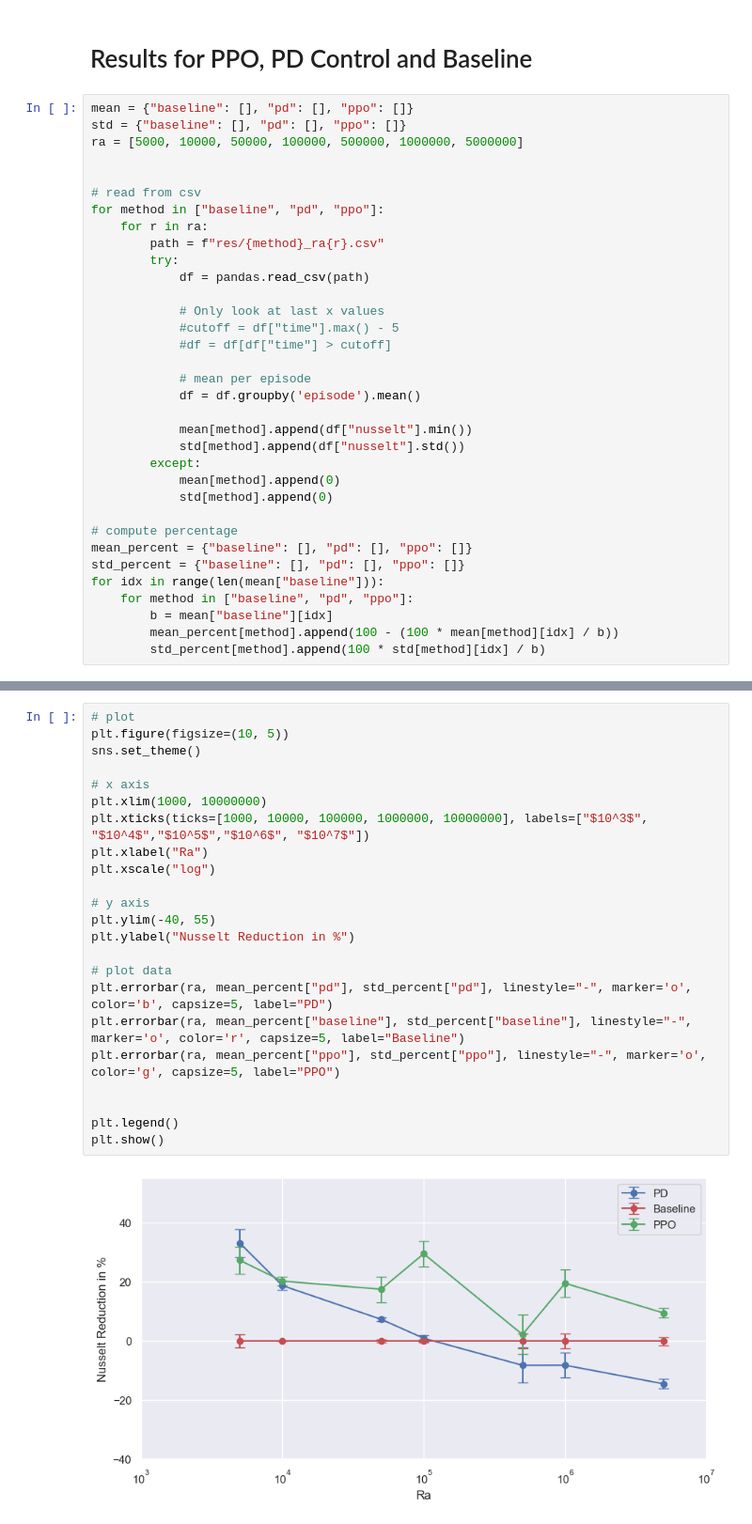
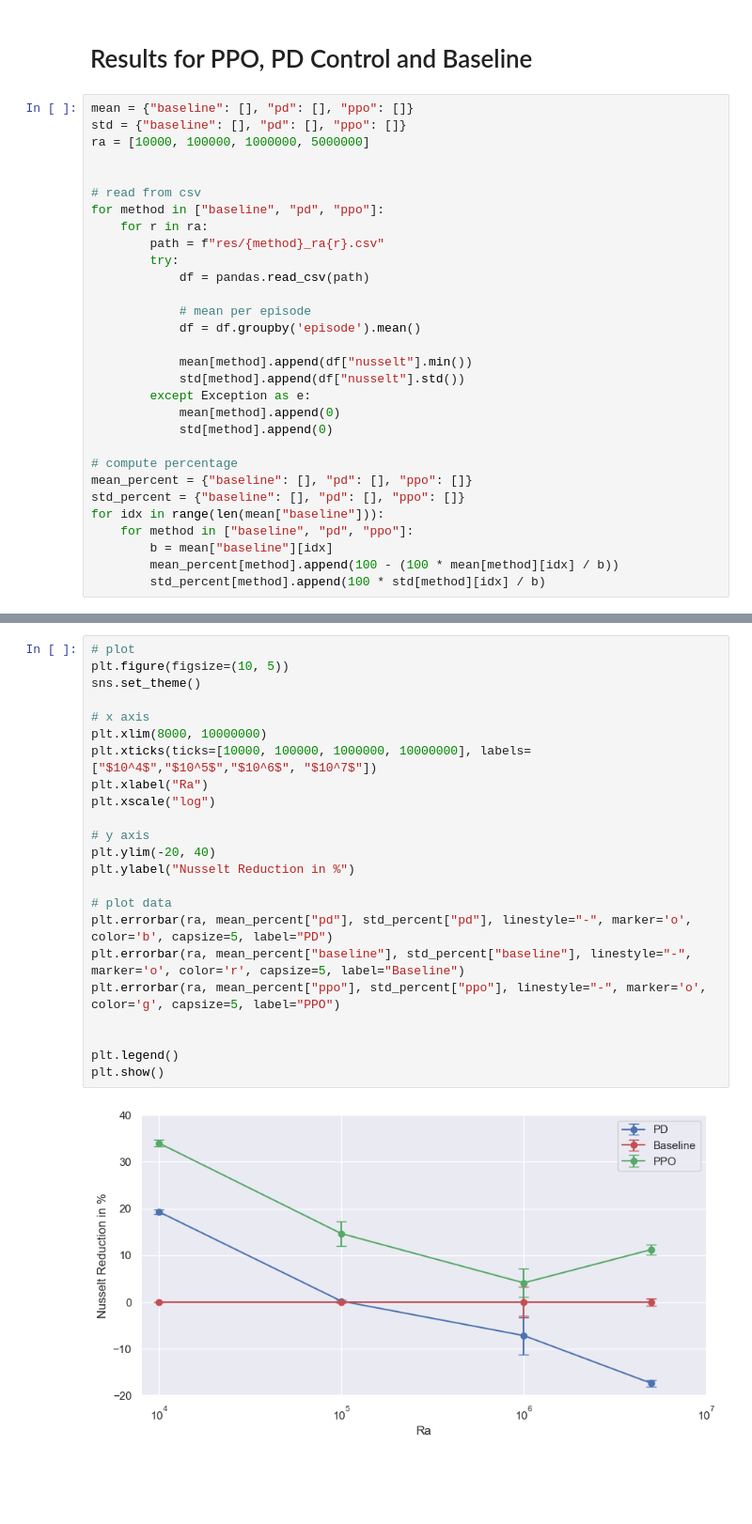
Before and after one commit to SAIL-project/RayleighBenard-Dataset, a Jupyter notebook: notebooks/results.ipynb, the cells around one changed output, grey strips where cells are left out. Shown at 94% size. Cells and saved outputs as stored; diff of their text form; blank space fills up the shorter version.

```diff
--- a/notebooks/results.ipynb
+++ b/notebooks/results.ipynb
@@ -10,7 +10,7 @@ import seaborn as sns
 # %%
 mean = {"baseline": [], "pd": [], "ppo": []}
 std = {"baseline": [], "pd": [], "ppo": []}
-ra = [5000, 10000, 50000, 100000, 500000, 1000000, 5000000]
+ra = [10000, 100000, 1000000, 5000000]
 
 
 # read from csv
@@ -20,16 +20,12 @@ for method in ["baseline", "pd", "ppo"]:
         try:
             df = pandas.read_csv(path)
 
-            # Only look at last x values
-            #cutoff = df["time"].max() - 5
-            #df = df[df["time"] > cutoff]
-
             # mean per episode
             df = df.groupby('episode').mean()
 
             mean[method].append(df["nusselt"].min())
             std[method].append(df["nusselt"].std())
-        except:
+        except Exception as e:
             mean[method].append(0)
             std[method].append(0)
 
@@ -71,25 +67,25 @@ plt.show()
 # %%
 # plot
 plt.figure(figsize=(10, 5))
 sns.set_theme()
 
 # x axis
-plt.xlim(1000, 10000000)
-plt.xticks(ticks=[1000, 10000, 100000, 1000000, 10000000], labels=["$10^3$", "$10^4$","$10^5$","$10^6$", "$10^7$"])
+plt.xlim(8000, 10000000)
+plt.xticks(ticks=[10000, 100000, 1000000, 10000000], labels=["$10^4$","$10^5$","$10^6$", "$10^7$"])
 plt.xlabel("Ra")
 plt.xscale("log")
 
 # y axis
-plt.ylim(-40, 55)
+plt.ylim(-20, 40)
 plt.ylabel("Nusselt Reduction in %")
 
 # plot data
 plt.errorbar(ra, mean_percent["pd"], std_percent["pd"], linestyle="-", marker='o', color='b', capsize=5, label="PD")
 plt.errorbar(ra, mean_percent["baseline"], std_percent["baseline"], linestyle="-", marker='o', color='r', capsize=5, label="Baseline")
 plt.errorbar(ra, mean_percent["ppo"], std_percent["ppo"], linestyle="-", marker='o', color='g', capsize=5, label="PPO")
 
 
 plt.legend()
 plt.show()
 # %% [output]
-[figure, old version]
+[figure, new version]
```
Also changed, not shown: parts of 1 cell of this notebook.
